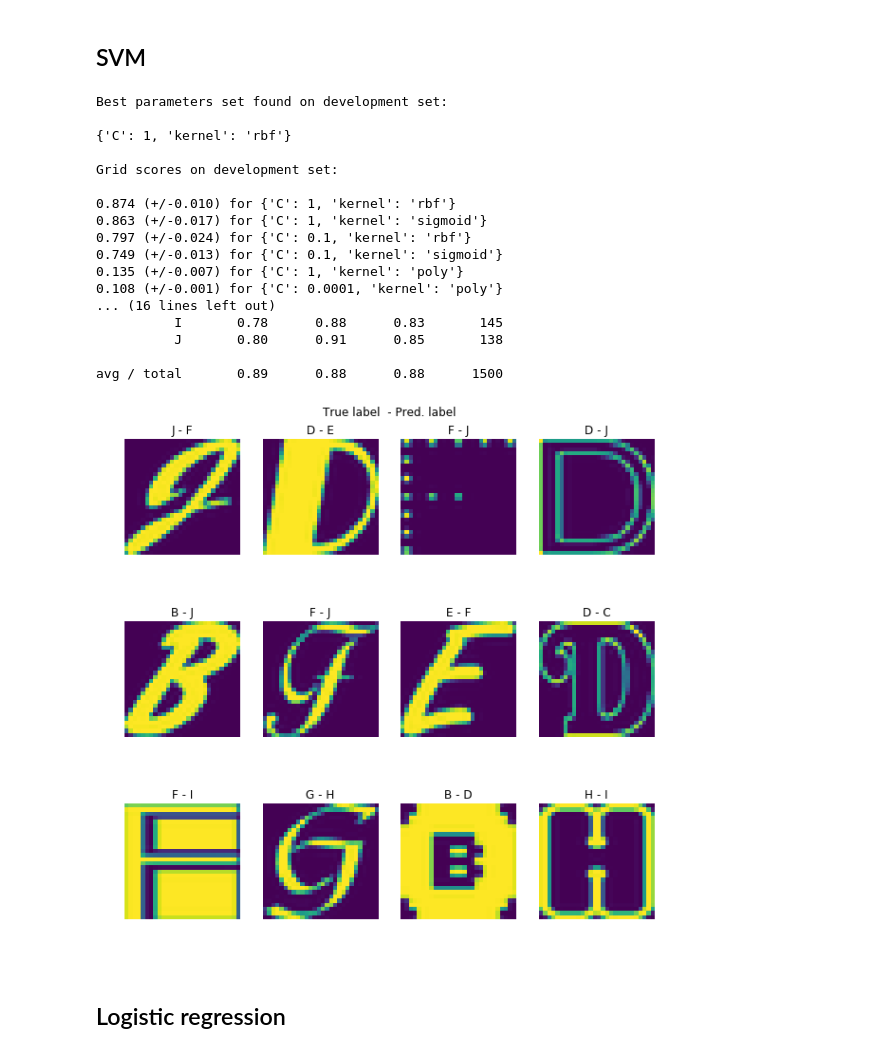
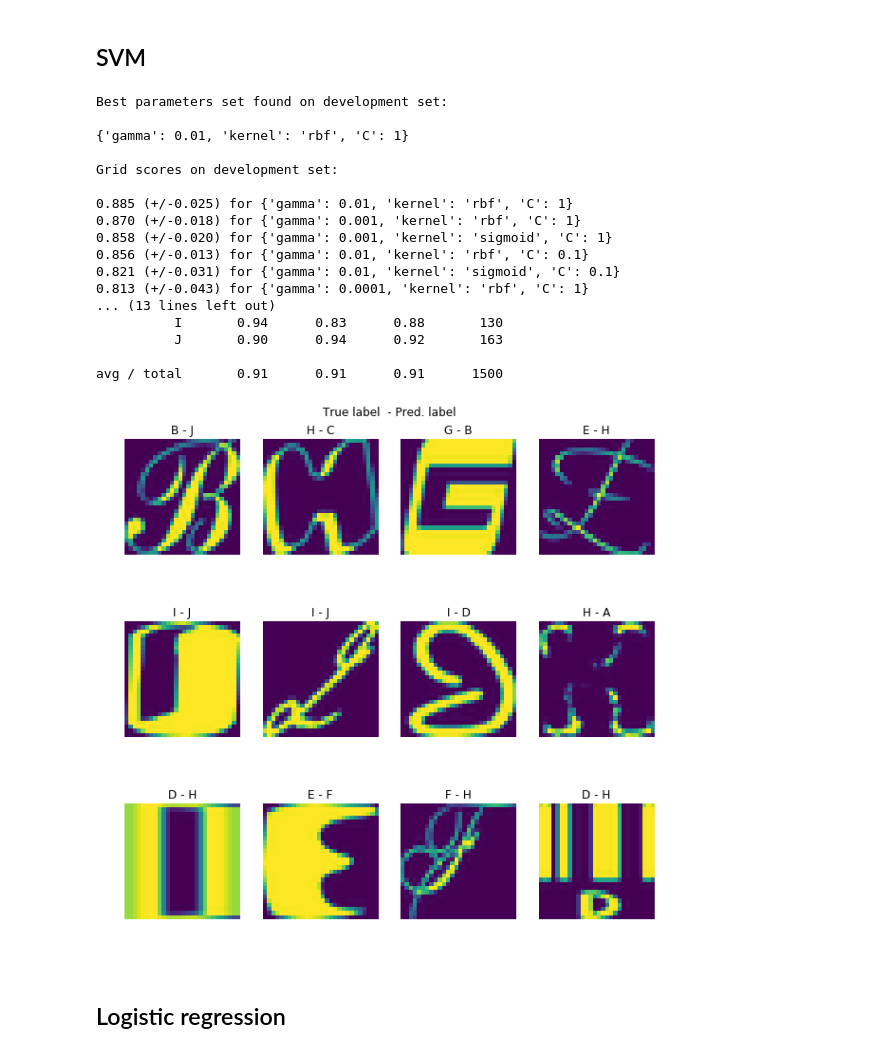
Before and after one commit to mjmora2016/notmnist_python, a Jupyter notebook: NotMNIST.ipynb, the cells around one changed output. Cells and saved outputs as stored; diff of their text form; code cells hidden in the pictures.

Commit message:
added convolutive neural networks and gamma parameter in svm

```diff
--- a/NotMNIST.ipynb
+++ b/NotMNIST.ipynb
@@ -193,32 +191,33 @@ def display_misclassified_samples(x, y_true, y_pred, num_samples, width=3, class
 # %%
 from sklearn import svm
 
 clf, (y_true, y_pred) = run_model(svm.SVC(random_state=0),
     {
         'C': [0.0001, 0.001, 0.01, 0.1, 1],
-        'kernel': ['poly', 'rbf', 'sigmoid']
+        'kernel': ['rbf', 'sigmoid'],
+        'gamma': [0.0001, 0.001, 0.01, 0.1]
     })
 
 display_misclassified_samples(x_test, y_true, y_pred, 12)
 # %% [output]
 Best parameters set found on development set:
 
-{'C': 1, 'kernel': 'rbf'}
+{'gamma': 0.01, 'kernel': 'rbf', 'C': 1}
 
 Grid scores on development set:
 
-0.874 (+/-0.010) for {'C': 1, 'kernel': 'rbf'}
-0.863 (+/-0.017) for {'C': 1, 'kernel': 'sigmoid'}
-0.797 (+/-0.024) for {'C': 0.1, 'kernel': 'rbf'}
-0.749 (+/-0.013) for {'C': 0.1, 'kernel': 'sigmoid'}
-0.135 (+/-0.007) for {'C': 1, 'kernel': 'poly'}
-0.108 (+/-0.001) for {'C': 0.0001, 'kernel': 'poly'}
-... (16 lines left out)
-          I       0.78      0.88      0.83       145
-          J       0.80      0.91      0.85       138
+0.885 (+/-0.025) for {'gamma': 0.01, 'kernel': 'rbf', 'C': 1}
+0.870 (+/-0.018) for {'gamma': 0.001, 'kernel': 'rbf', 'C': 1}
+0.858 (+/-0.020) for {'gamma': 0.001, 'kernel': 'sigmoid', 'C': 1}
+0.856 (+/-0.013) for {'gamma': 0.01, 'kernel': 'rbf', 'C': 0.1}
+0.821 (+/-0.031) for {'gamma': 0.01, 'kernel': 'sigmoid', 'C': 0.1}
+0.813 (+/-0.043) for {'gamma': 0.0001, 'kernel': 'rbf', 'C': 1}
+... (13 lines left out)
+          I       0.94      0.83      0.88       130
+          J       0.90      0.94      0.92       163
 
-avg / total       0.89      0.88      0.88      1500
+avg / total       0.91      0.91      0.91      1500
-[figure, old version]
+[figure, new version]
 # %% [markdown]
 ## Logistic regression
 # %%
```
Also changed, not shown: parts of 16 cells of this notebook.
